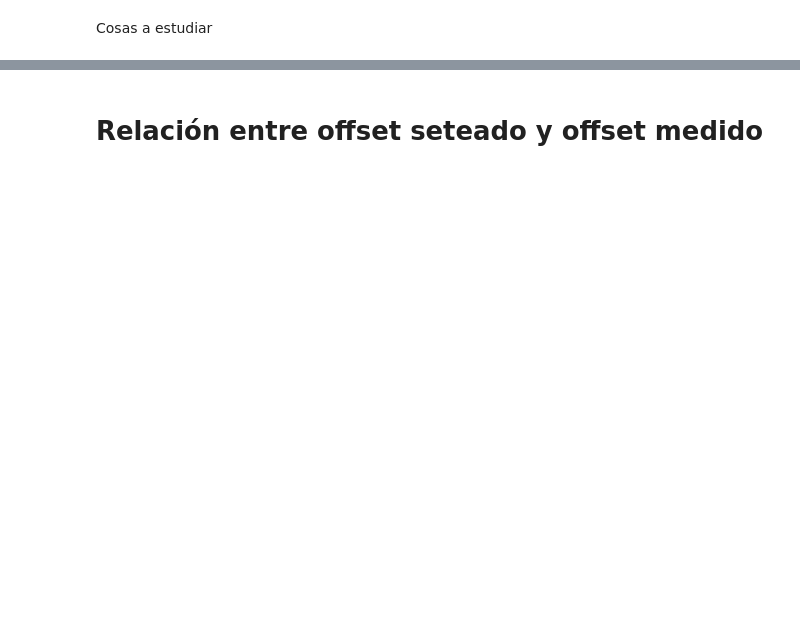
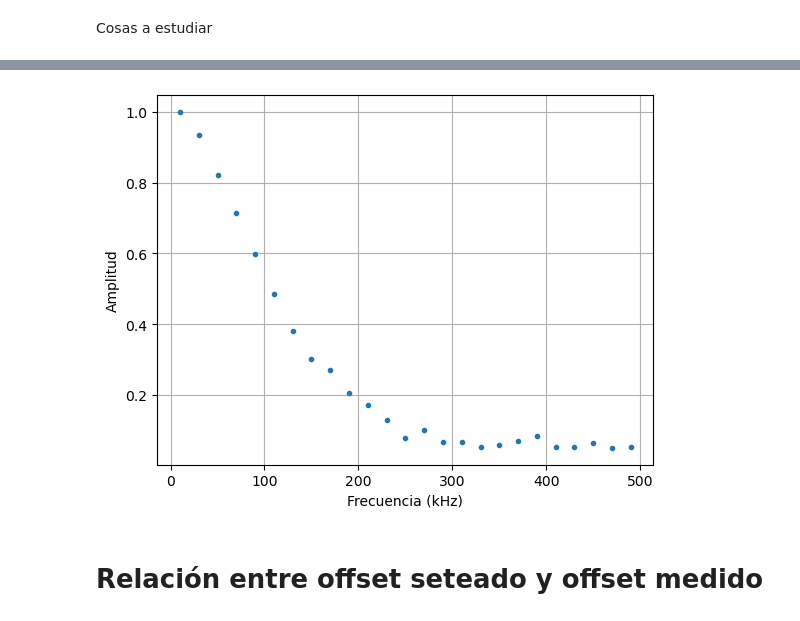
Before and after one commit to DelManuel/Magnetometro-optico, a Jupyter notebook: códigos/analisis_fuente_de_corriente.ipynb, the cells around one changed output, grey strips where cells are left out. Cells and saved outputs as stored; diff of their text form; code cells hidden in the pictures; blank space fills up the shorter version.

```diff
--- a/códigos/analisis_fuente_de_corriente.ipynb
+++ b/códigos/analisis_fuente_de_corriente.ipynb
@@ -75,3 +241,11 @@ plt.show()
+# %%
+plt.plot(frec_peaks/1000, tf_2_peaks/tf_1_peaks, ".")
+plt.xlabel("Frecuencia (kHz)")
+plt.ylabel("Amplitud")
+plt.grid()
+plt.show()
+# %% [output]
+[figure, added]
 # %% [markdown]
 # Relación entre offset seteado y offset medido
 # %%
```
Also changed, not shown: parts of 43 cells of this notebook, 34 other files.
